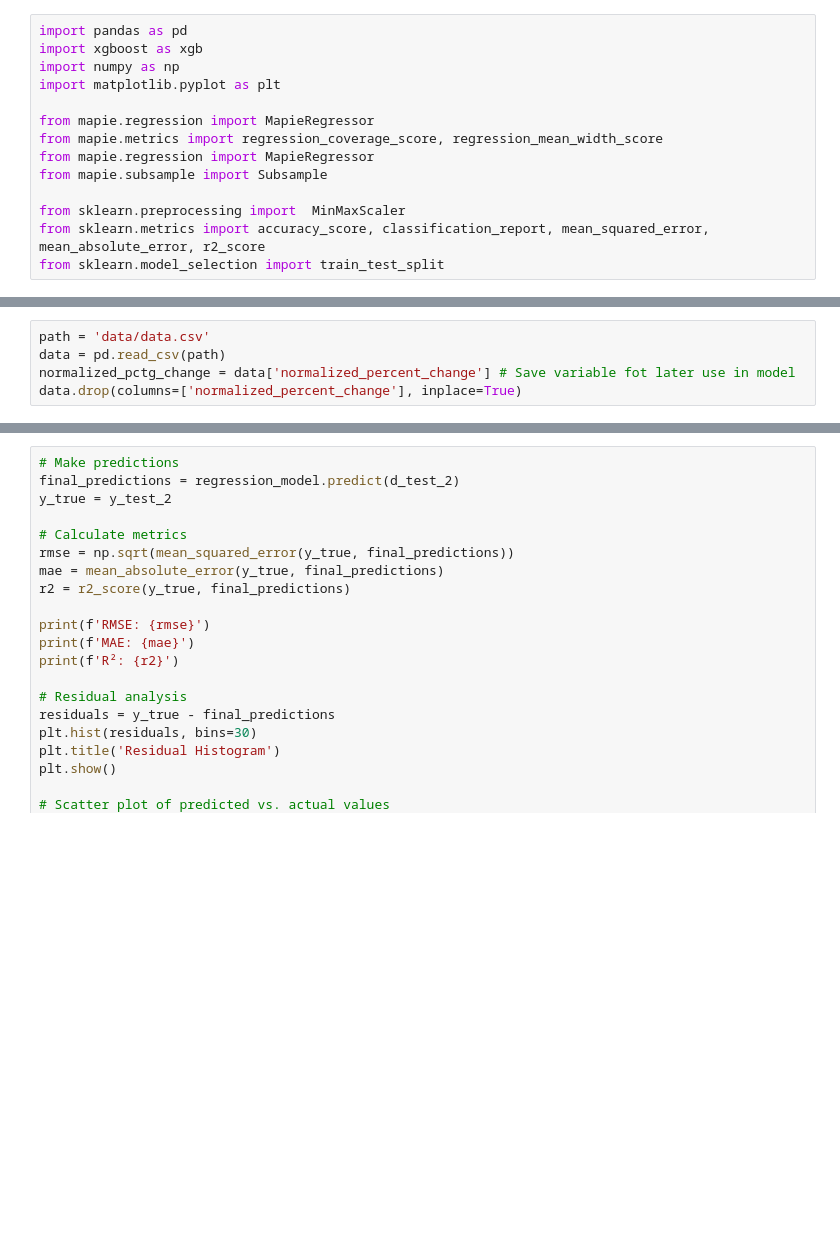
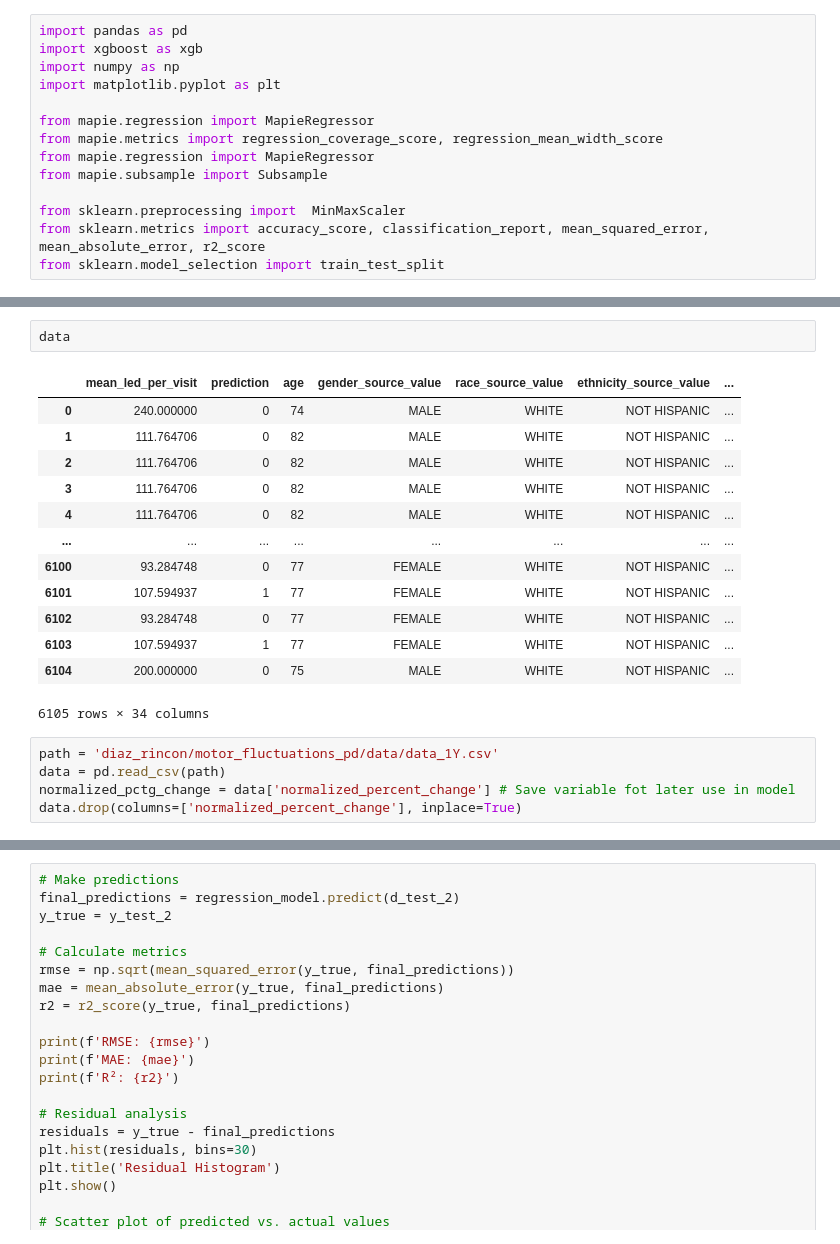
Before and after one commit to rdiazrincon/conformal_prediction_pd, a Jupyter notebook: conformal_pd.ipynb, the cells around one changed output, grey strips where cells are left out. Cells and saved outputs as stored; diff of their text form; blank space fills up the shorter version.

```diff
--- a/conformal_pd.ipynb
+++ b/conformal_pd.ipynb
@@ -17,5 +30,21 @@ from sklearn.model_selection import train_test_split
+# %%
+data
+# %% [output]
+|  | mean_led_per_visit | prediction | age | gender_source_value | race_source_value | ethnicity_source_value | ... |
+| 0 | 240.000000 | 0 | 74 | MALE | WHITE | NOT HISPANIC | ... |
+| 1 | 111.764706 | 0 | 82 | MALE | WHITE | NOT HISPANIC | ... |
+| 2 | 111.764706 | 0 | 82 | MALE | WHITE | NOT HISPANIC | ... |
+| 3 | 111.764706 | 0 | 82 | MALE | WHITE | NOT HISPANIC | ... |
+| 4 | 111.764706 | 0 | 82 | MALE | WHITE | NOT HISPANIC | ... |
+| ... | ... | ... | ... | ... | ... | ... | ... |
+| 6100 | 93.284748 | 0 | 77 | FEMALE | WHITE | NOT HISPANIC | ... |
+| 6101 | 107.594937 | 1 | 77 | FEMALE | WHITE | NOT HISPANIC | ... |
+| 6102 | 93.284748 | 0 | 77 | FEMALE | WHITE | NOT HISPANIC | ... |
+| 6103 | 107.594937 | 1 | 77 | FEMALE | WHITE | NOT HISPANIC | ... |
+| 6104 | 200.000000 | 0 | 75 | MALE | WHITE | NOT HISPANIC | ... |
+6105 rows × 34 columns
 # %%
-path = 'data/data.csv'
+path = 'diaz_rincon/motor_fluctuations_pd/data/data_1Y.csv'
 data = pd.read_csv(path)
 normalized_pctg_change = data['normalized_percent_change'] # Save variable fot later use in model
 data.drop(columns=['normalized_percent_change'], inplace=True)
```
Also changed, not shown: parts of 4 cells of this notebook, 2 other files.
